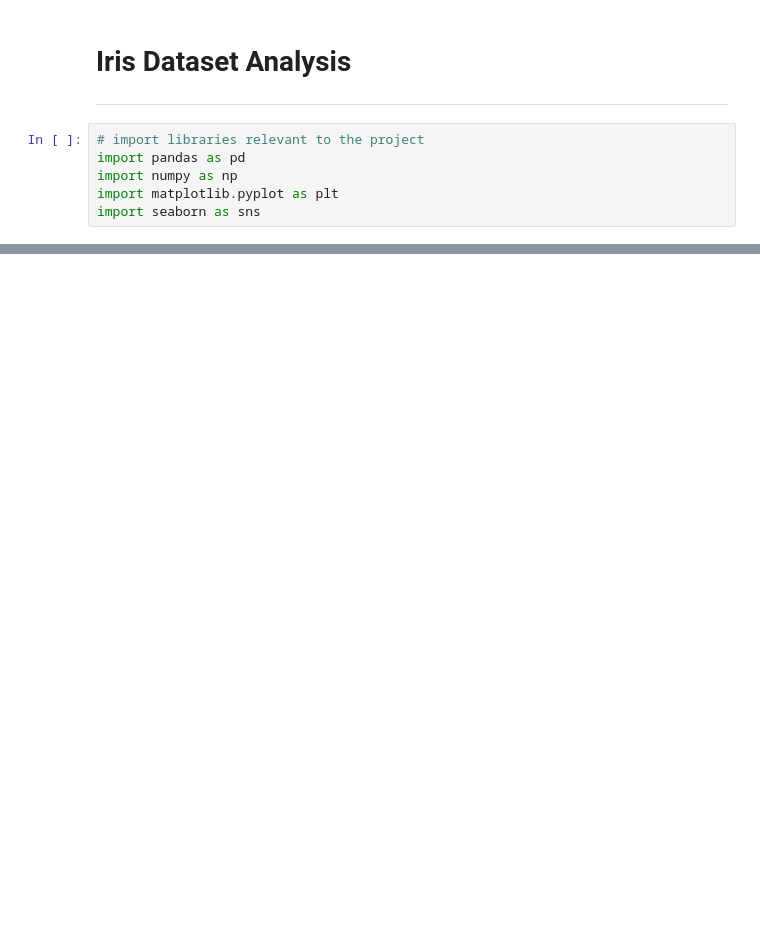
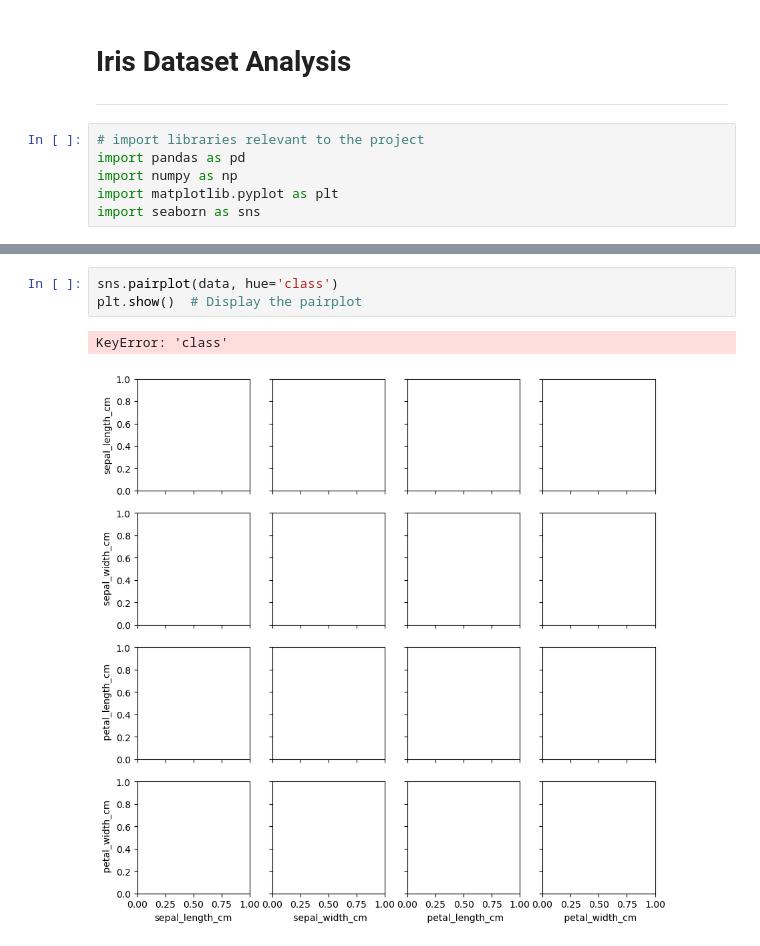
Before and after one commit to atacanbt/pands-project, a Jupyter notebook: my_analysis.ipynb, the cells around one changed output, grey strips where cells are left out. Cells and saved outputs as stored; diff of their text form; blank space fills up the shorter version.

```diff
--- a/my_analysis.ipynb
+++ b/my_analysis.ipynb
@@ -33,0 +42,6 @@ Name: sepal_length_cm, dtype: float64
+# %%
+sns.pairplot(data, hue='class')
+plt.show()  # Display the pairplot
+# %% [output]
+KeyError: 'class'
+[figure, added]
```
Also changed, not shown: parts of 5 cells of this notebook, 3 other files.
